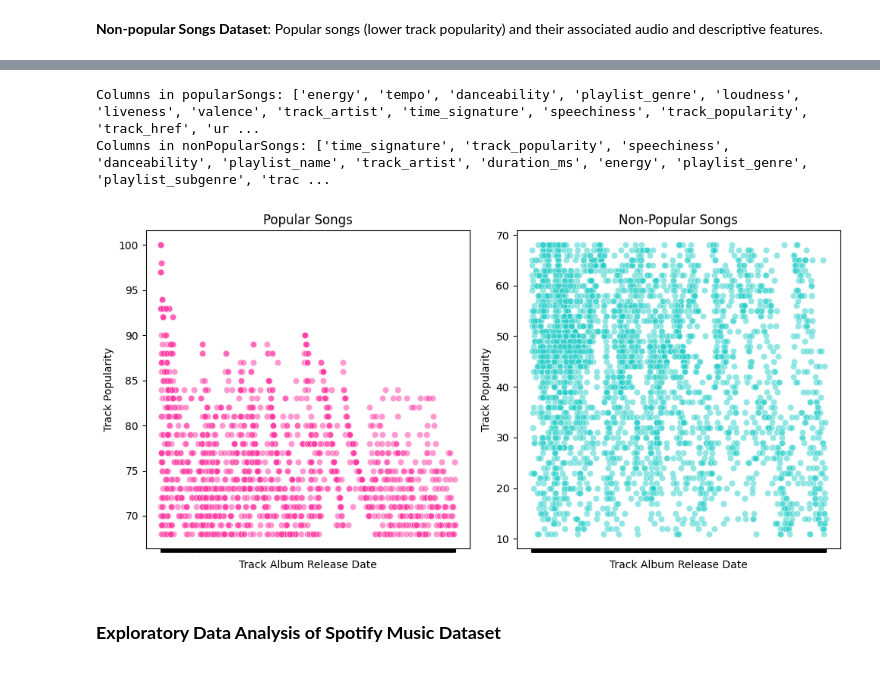
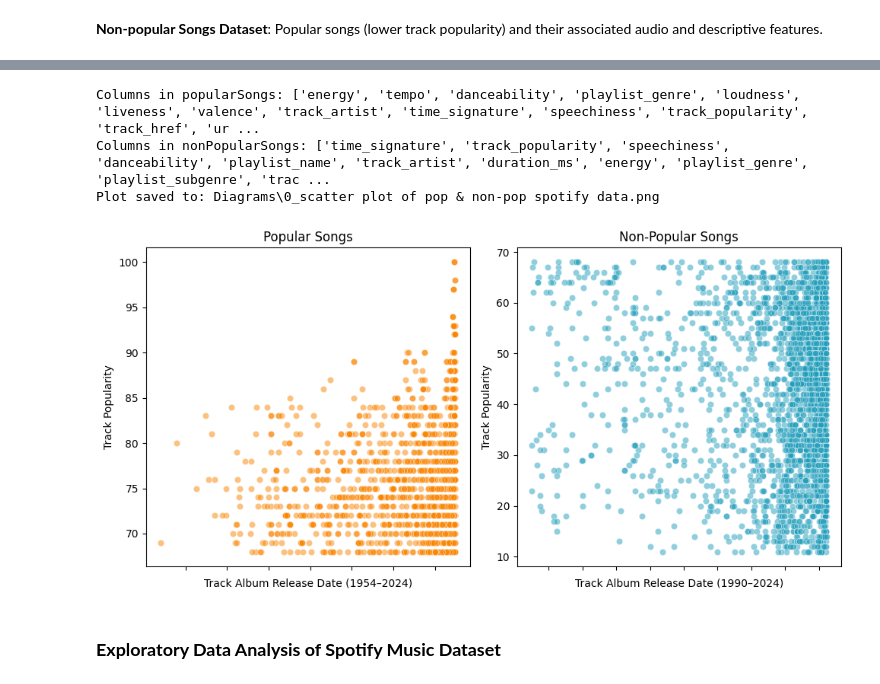
Before and after one commit to Bobberns/Data-Science, a Jupyter notebook: ARIMA and XGBoost/_Overview.ipynb, the cells around one changed output, grey strips where cells are left out. Cells and saved outputs as stored; diff of their text form; code cells hidden in the pictures.

Commit message:
added min/max year in pop and nonpop songs scatter plot + dropped NaT in datasets

```diff
--- a/ARIMA and XGBoost/_Overview.ipynb
+++ b/ARIMA and XGBoost/_Overview.ipynb
@@ -83,49 +83,79 @@ Non-popular Songs from Spotify Music Dataset:
 # Print column names to verify
 print("Columns in popularSongs:", popularSongs.columns.tolist())
 print("Columns in nonPopularSongs:", nonPopularSongs.columns.tolist())
 
-# Verify the required columns exist
-plot_x = 'track_album_release_date'  # Replace with desired x-axis column if needed
-plot_y = 'track_popularity'  # Matches your code
+# Define columns
+plot_x = 'track_album_release_date'
+plot_y = 'track_popularity'
+
+# Verify columns exist
 if plot_x not in popularSongs.columns or plot_x not in nonPopularSongs.columns:
     raise ValueError(f"Column '{plot_x}' not found in one or both datasets.")
 if plot_y not in popularSongs.columns or plot_y not in nonPopularSongs.columns:
     raise ValueError(f"Column '{plot_y}' not found in one or both datasets.")
 
-# Add a 'category' column to distinguish datasets
+# Convert release dates to datetime
+popularSongs[plot_x] = pd.to_datetime(popularSongs[plot_x], errors='coerce')
+nonPopularSongs[plot_x] = pd.to_datetime(nonPopularSongs[plot_x], errors='coerce')
+
+# Drop rows with invalid dates for min/max calculation
+pop_dates = popularSongs[plot_x].dropna()
+nonpop_dates = nonPopularSongs[plot_x].dropna()
+
+# Compute min and max years for each dataset
+pop_min_year = int(pop_dates.min().year) if not pop_dates.empty else "Unknown"
+pop_max_year = int(pop_dates.max().year) if not pop_dates.empty else "Unknown"
+
+nonpop_min_year = int(nonpop_dates.min().year) if not nonpop_dates.empty else "Unknown"
+nonpop_max_year = int(nonpop_dates.max().year) if not nonpop_dates.empty else "Unknown"
+
+# Format x-axis labels with actual date range
+pop_xlabel = f'Track Album Release Date ({pop_min_year}–{pop_max_year})'
+nonpop_xlabel = f'Track Album Release Date ({nonpop_min_year}–{nonpop_max_year})'
+
+# Add category column
 popularSongs['category'] = 'Popular'
 nonPopularSongs['category'] = 'Non-Popular'
 
-# Combine datasets for easier handling (optional)
+# Combine datasets (optional, for future use)
 combined_data = pd.concat([popularSongs, nonPopularSongs], ignore_index=True)
 
-# Set up the 2x1 subplot layout using GridSpec
+# Set up 2x1 subplot layout
 fig = plt.figure(figsize=(10, 5))
 gs = GridSpec(1, 2, figure=fig)
 
-# Create scatter plot for popular songs
+# Scatter plot: Popular Songs
 ax1 = fig.add_subplot(gs[0, 0])
-sns.scatterplot(data=popularSongs, x=plot_x, y=plot_y, ax=ax1, color='#ff37a2', alpha=0.5)
+sns.scatterplot(data=popularSongs, x=plot_x, y=plot_y, ax=ax1, color='#FB8500', alpha=0.5)
 ax1.set_title('Popular Songs')
-ax1.set_xlabel('Track Album Release Date')
+ax1.set_xlabel(pop_xlabel)
 ax1.set_ylabel('Track Popularity')
-ax1.set_xticklabels([])
+ax1.set_xticklabels([])  # Hide tick labels
 
-# Create scatter plot for non-popular songs
+# Scatter plot: Non-Popular Songs
 ax2 = fig.add_subplot(gs[0, 1])
-sns.scatterplot(data=nonPopularSongs, x=plot_x, y=plot_y, ax=ax2, color='#26cfc9', alpha=0.5)
+sns.scatterplot(data=nonPopularSongs, x=plot_x, y=plot_y, ax=ax2, color='#219EBC', alpha=0.5)
 ax2.set_title('Non-Popular Songs')
-ax2.set_xlabel('Track Album Release Date')
+ax2.set_xlabel(nonpop_xlabel)
 ax2.set_ylabel('Track Popularity')
-ax2.set_xticklabels([])
+ax2.set_xticklabels([])  # Hide tick labels
 
+# Adjust layout
 plt.tight_layout()
-output_path = os.path.join('Diagrams', '0_scatter plot of pop & non-pop spotify data.png')  # File path
-plt.savefig(output_path, dpi=300, bbox_inches='tight')  # Save with high resolution
+
+# Save to Diagrams folder
+output_dir = 'Diagrams'
+os.makedirs(output_dir, exist_ok=True)
+output_path = os.path.join(output_dir, '0_scatter plot of pop & non-pop spotify data.png')
+plt.savefig(output_path, dpi=300, bbox_inches='tight')
+print(f"Plot saved to: {output_path}")
+
+# Show plot
 plt.show()
 # %% [output]
 Columns in popularSongs: ['energy', 'tempo', 'danceability', 'playlist_genre', 'loudness', 'liveness', 'valence', 'track_artist', 'time_signature', 'speechiness', 'track_popularity', 'track_href', 'ur ...
 Columns in nonPopularSongs: ['time_signature', 'track_popularity', 'speechiness', 'danceability', 'playlist_name', 'track_artist', 'duration_ms', 'energy', 'playlist_genre', 'playlist_subgenre', 'trac ...
+Plot saved to: Diagrams\0_scatter plot of pop & non-pop spotify data.png
-[figure, old version]
+[figure, new version]
 # %% [markdown]
 ### **Exploratory Data Analysis of Spotify Music Dataset**
```
Also changed, not shown: 1 other file.
